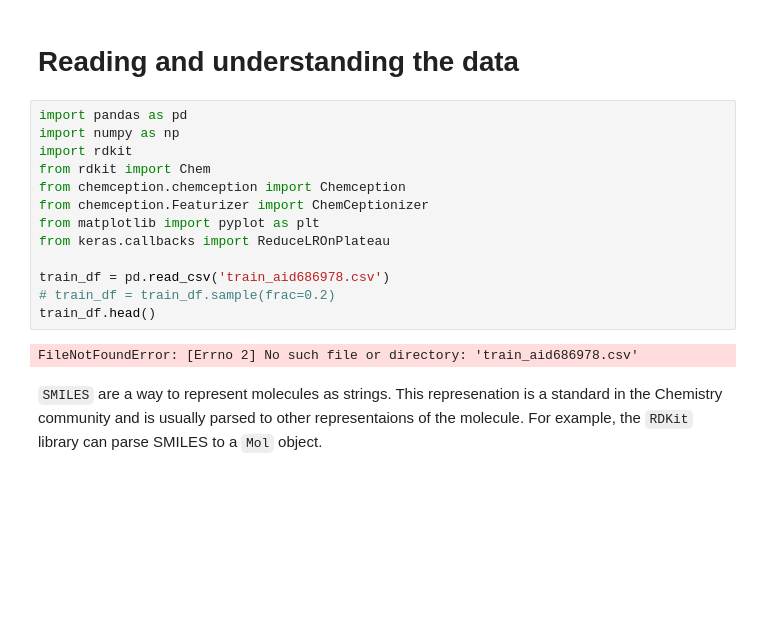
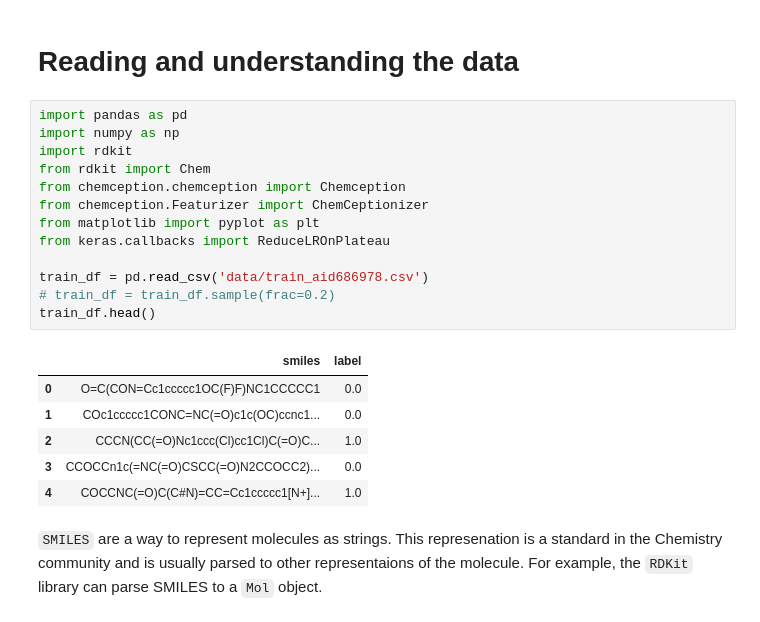
Before and after one commit to Wa-lead/CV_PROJECT, a Jupyter notebook: ChemCeption.ipynb, the cells around one changed output. Drawn from its saved outputs; the diff is of its cells as text; blank space fills up the shorter version.

```diff
--- a/ChemCeption.ipynb
+++ b/ChemCeption.ipynb
@@ -3,18 +3,23 @@
 # %%
 import pandas as pd
 import numpy as np
 import rdkit
 from rdkit import Chem
 from chemception.chemception import Chemception
 from chemception.Featurizer import ChemCeptionizer
 from matplotlib import pyplot as plt
 from keras.callbacks import ReduceLROnPlateau
 
-train_df = pd.read_csv('train_aid686978.csv')
+train_df = pd.read_csv('data/train_aid686978.csv')
 # train_df = train_df.sample(frac=0.2)
 train_df.head()
 # %% [output]
-FileNotFoundError: [Errno 2] No such file or directory: 'train_aid686978.csv'
+|  | smiles | label |
+| 0 | O=C(CON=Cc1ccccc1OC(F)F)NC1CCCCC1 | 0.0 |
+| 1 | COc1ccccc1CONC=NC(=O)c1c(OC)ccnc1... | 0.0 |
+| 2 | CCCN(CC(=O)Nc1ccc(Cl)cc1Cl)C(=O)C... | 1.0 |
+| 3 | CCOCCn1c(=NC(=O)CSCC(=O)N2CCOCC2)... | 0.0 |
+| 4 | COCCNC(=O)C(C#N)=CC=Cc1ccccc1[N+]... | 1.0 |
 # %% [markdown]
 `SMILES` are a way to represent molecules as strings. This represenation is a standard in the Chemistry community and is usually parsed to other representaions of the molecule. For example, the `RDKit` library can parse SMILES to a `Mol` object.
 # %%
```
Also changed, not shown: parts of 9 cells of this notebook.
